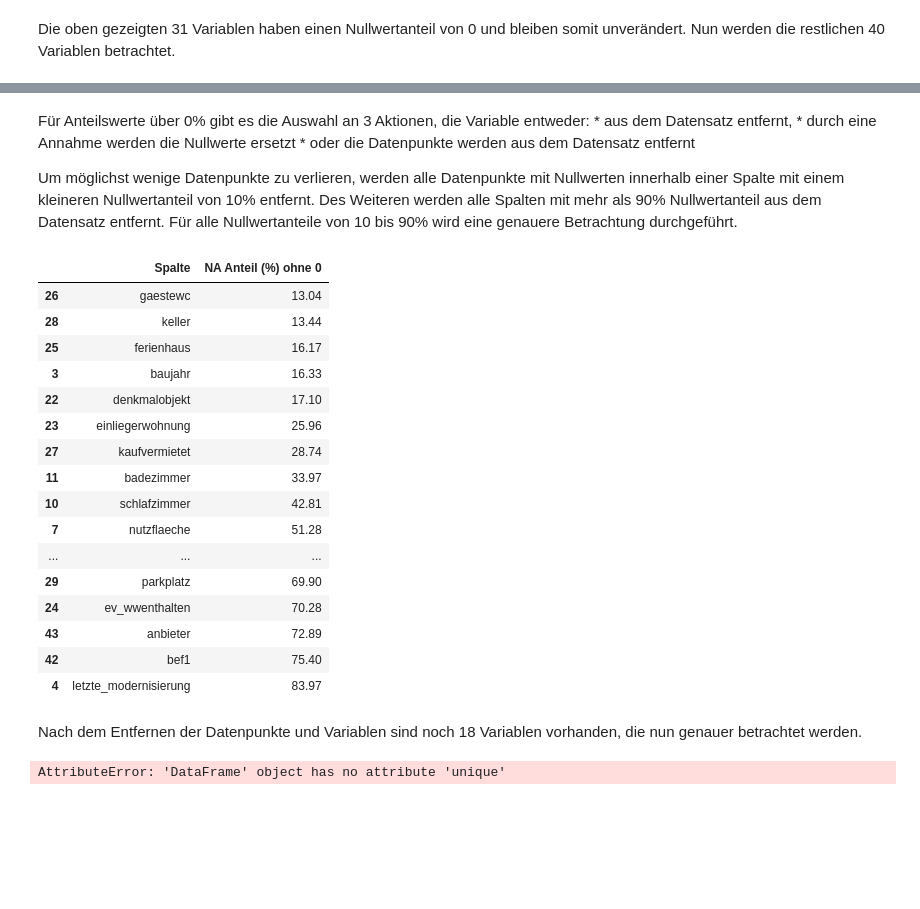
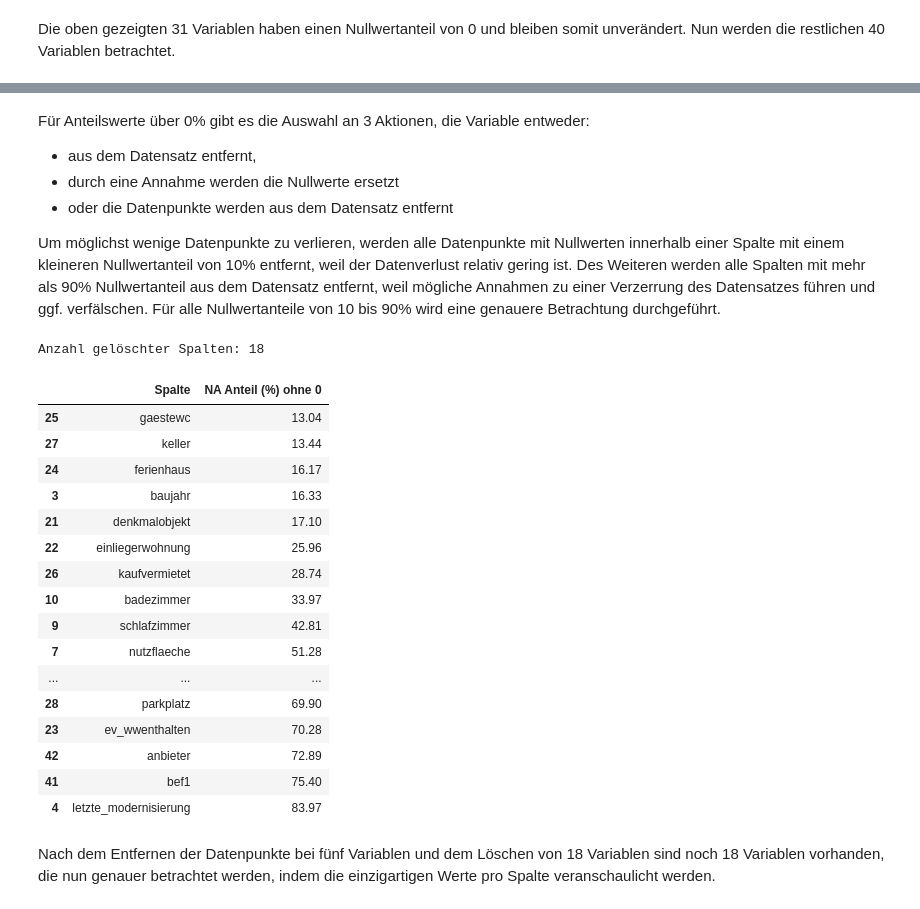
Before and after one commit to igci001/Data_Lab, a Jupyter notebook: DataLab_Emirhan_Igci.ipynb, the cells around one changed output, grey strips where cells are left out. Drawn from its saved outputs; the diff is of its cells as text; code cells hidden in the pictures; blank space fills up the shorter version.

```diff
--- a/DataLab_Emirhan_Igci.ipynb
+++ b/DataLab_Emirhan_Igci.ipynb
@@ -214,10 +217,13 @@ def check_na(df_column):
         'Other_Missing_Count': value_counts.get('Other missing', 0),
         'Implausible_Count': value_counts.get('Implausible value', 0),
         'Variable_Count': value_counts.get('Variable for other types only', 0),
+        'Old_Count': value_counts.get('Old variable (no longer part of the platform)', 0),
         'Zero_Count': value_counts.get('0', 0)
     }
 
-    missing_sum = results['NA_Count'] + results['Other_Missing_Count'] + results['Implausible_Count'] + results['Variable_Count']
+
+
+    missing_sum = results['NA_Count'] + results['Other_Missing_Count'] + results['Implausible_Count'] + results['Variable_Count'] + results['Old_Count']
     results['Percent_Without_Zero'] = (missing_sum / size * 100).round(2)
     results['Percent_With_Zero'] = ((missing_sum + results['Zero_Count']) / size * 100).round(2)
 
@@ -226,7 +232,7 @@ def check_na(df_column):
 
 def na_df(df):
 
-    df_columns = ['Spalte', 'NA (Anzahl)', 'Other Missing (Anzahl)','Implausible value (Anzahl)','Variable for other types only (Anzahl)' ,'0 (Anzahl)',
+    df_columns = ['Spalte', 'NA (Anzahl)', 'Other Missing (Anzahl)','Implausible value (Anzahl)','Variable for other types only (Anzahl)', 'Old variable (no longer part of the platform) (Anzahl)','0 (Anzahl)',
               'NA Anteil (%) ohne 0', 'NA Anteil (%) mit 0']
 
     ergebnisse = pd.DataFrame([
@@ -379,54 +339,63 @@ Variablen mehr als 0% Nullwertanteil:
 | 53 | bef8 | 100.00 |
 # %% [markdown]
 Für Anteilswerte über 0% gibt es die Auswahl an 3 Aktionen, die Variable entweder:
-    * aus dem Datensatz entfernt,
-    * durch eine Annahme werden die Nullwerte ersetzt
-    * oder die Datenpunkte werden aus dem Datensatz entfernt
+   * aus dem Datensatz entfernt,
+   * durch eine Annahme werden die Nullwerte ersetzt
+   * oder die Datenpunkte werden aus dem Datensatz entfernt
 
-Um möglichst wenige Datenpunkte zu verlieren, werden alle Datenpunkte mit Nullwerten innerhalb einer Spalte mit einem kleineren Nullwertanteil von 10% entfernt. Des Weiteren werden alle Spalten mit mehr als 90% Nullwertanteil aus dem Datensatz entfernt. Für alle Nullwertanteile von 10 bis 90% wird eine genauere Betrachtung durchgeführt.
+Um möglichst wenige Datenpunkte zu verlieren, werden alle Datenpunkte mit Nullwerten innerhalb einer Spalte mit einem kleineren Nullwertanteil von 10% entfernt, weil der Datenverlust relativ gering ist. Des Weiteren werden alle Spalten mit mehr als 90% Nullwertanteil aus dem Datensatz entfernt, weil mögliche Annahmen zu einer Verzerrung des Datensatzes führen und ggf. verfälschen. Für alle Nullwertanteile von 10 bis 90% wird eine genauere Betrachtung durchgeführt.
 # %%
+nullvalues = ['Other missing', 'Implausible value', 'Variable for other types only', 'Old variable (no longer part of the platform)']
+
 def delete_datapoints(to_delete_columns):
-    nullvalues = ['Other missing', 'Implausible value', 'Variable for other types only']
     clean_df = hk_df.copy()
-    for column in to_delete_columns:
-        clean_df = clean_df[~clean_df[column].isin(nullvalues)]
-        clean_df = clean_df[clean_df[column].notna()]
+    for col in to_delete_columns:
+        clean_df = clean_df[~clean_df[col].isin(nullvalues)]
+        clean_df = clean_df[clean_df[col].notna()]
 
     return clean_df
 
-c_df = delete_datapoints(nullwert_df_sum[nullwert_df_sum['NA Anteil (%) ohne 0'] < 10]['Spalte'])
+c_df = delete_datapoints(nullwert_df_sum[nullwert_df_sum['NA Anteil (%) ohne 0'] < 10 ]['Spalte'])
 c_df = c_df.drop(nullwert_df_sum[nullwert_df_sum['NA Anteil (%) ohne 0'] > 90]['Spalte'], axis=1)
+print('Anzahl gelöschter Spalten: '+ str(len(nullwert_df_sum[nullwert_df_sum['NA Anteil (%) ohne 0'] > 90])))
 
 zwischenstand = na_df(c_df)[['Spalte', 'NA Anteil (%) ohne 0']].sort_values('NA Anteil (%) ohne 0')
-
 display(zwischenstand[zwischenstand['NA Anteil (%) ohne 0'] > 0])
 # %% [output]
+Anzahl gelöschter Spalten: 18
 |  | Spalte | NA Anteil (%) ohne 0 |
-| 26 | gaestewc | 13.04 |
-| 28 | keller | 13.44 |
-| 25 | ferienhaus | 16.17 |
+| 25 | gaestewc | 13.04 |
+| 27 | keller | 13.44 |
+| 24 | ferienhaus | 16.17 |
 | 3 | baujahr | 16.33 |
-| 22 | denkmalobjekt | 17.10 |
-| 23 | einliegerwohnung | 25.96 |
-| 27 | kaufvermietet | 28.74 |
-| 11 | badezimmer | 33.97 |
-| 10 | schlafzimmer | 42.81 |
+| 21 | denkmalobjekt | 17.10 |
+| 22 | einliegerwohnung | 25.96 |
+| 26 | kaufvermietet | 28.74 |
+| 10 | badezimmer | 33.97 |
+| 9 | schlafzimmer | 42.81 |
 | 7 | nutzflaeche | 51.28 |
 | ... | ... | ... |
-| 29 | parkplatz | 69.90 |
-| 24 | ev_wwenthalten | 70.28 |
-| 43 | anbieter | 72.89 |
-| 42 | bef1 | 75.40 |
+| 28 | parkplatz | 69.90 |
+| 23 | ev_wwenthalten | 70.28 |
+| 42 | anbieter | 72.89 |
+| 41 | bef1 | 75.40 |
 | 4 | letzte_modernisierung | 83.97 |
 # %% [markdown]
-Nach dem Entfernen der Datenpunkte und Variablen sind noch 18 Variablen vorhanden, die nun genauer betrachtet werden.
+Nach dem Entfernen der Datenpunkte bei fünf Variablen und dem Löschen von 18 Variablen sind noch 18 Variablen vorhanden, die nun genauer betrachtet werden, indem die einzigartigen Werte pro Spalte veranschaulicht werden.
 # %%
 def unique_value(unique_column):
+    non_null =[x for x in unique_column.unique() if x not in nullvalues]
     result = {
-        unique_value: unique_column.unique(),
-        dtype: unique_dtypes,
+        'uniques': non_null,
+        'unique_size': len(non_null),
+        'dtype': unique_column.dtype,
     }
+    return pd.Series(result)
 
-def unique_values(unique_columns):
+def unique_values(df, unique_columns):
+    df_columns = ['Spalte', 'Einzigartige Werte (ohne Nullwerte)','Anzahl', 'Datentyp']
+    ergebnisse = pd.DataFrame([
+        [col] + list(unique_value(df[col])) for col in unique_columns
+    ], columns=df_columns)
+
+    return ergebnisse
-# %% [output]
-AttributeError: 'DataFrame' object has no attribute 'unique'
```
Also changed, not shown: parts of 21 cells of this notebook, 3 other files.
